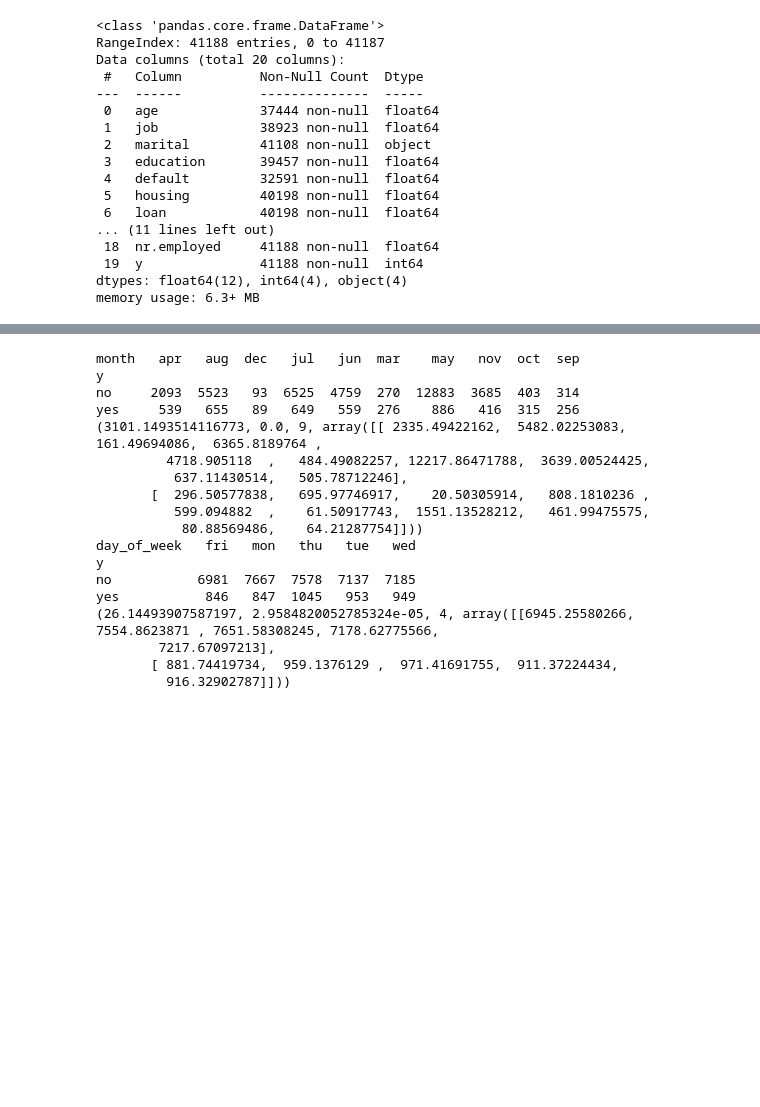
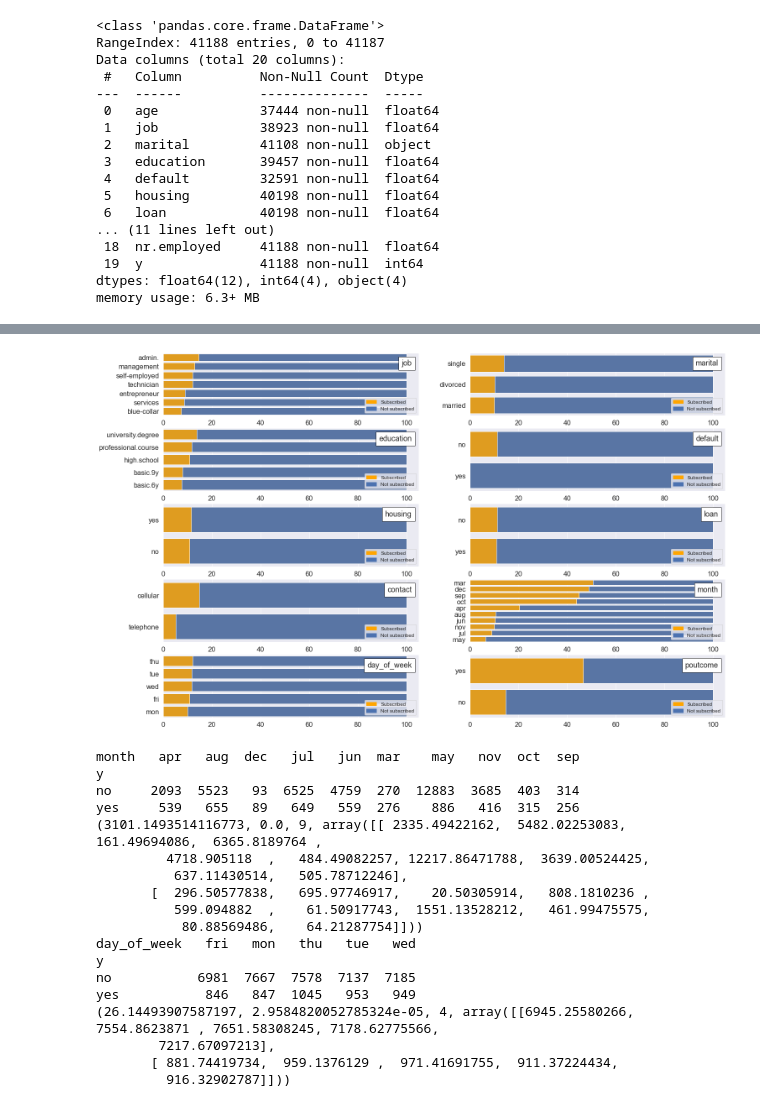
Before and after one commit to JumpyJumpy/Portuguese_Bank_Marketing_Data_Set, a Jupyter notebook: code/eda.ipynb, the cells around one changed output, grey strips where cells are left out. Drawn from its saved outputs; the diff is of its cells as text; code cells hidden in the pictures; blank space fills up the shorter version.

```diff
--- a/code/eda.ipynb
+++ b/code/eda.ipynb
@@ -59 +87,28 @@ plt.show()
+# %%
+#counts = bank.groupby(["y"]).count()
+fig = plt.figure(figsize = (24, 16))
+fig.tight_layout()
+bank[non_conti_feature] = bank[non_conti_feature].replace()
+for i in range(len(non_conti_feature)):
+    #
+    fig.add_subplot(5, 2, i + 1)
+    tab = pd.crosstab(bank[non_conti_feature[i]], bank["y"])
+    tab = tab.div(tab.sum(axis = 1).astype("float"), axis = 0) * 100
+    tab = tab.iloc[:,::-1].sort_values("yes", ascending = False)
+    tab["total"] = [100] * len(tab)
+    tab["cate"] = tab.index.to_series()
+
+
+    ax1 = sns.barplot(x = "total", y = "cate", data = tab, color = "b")
+    ax2 = sns.barplot(x = "yes", y = "cate", data = tab, color = "orange", order = tab["cate"])
+    plt.xlabel("")
+    plt.ylabel("")
+    #plt.title(non_conti_feature[i])
+    anchoredtext = AnchoredText(non_conti_feature[i], loc = 'upper right')
+    ax2.add_artist(anchoredtext)
+    yes = mpatches.Patch(color = "orange", label = "Subscribed")
+    no = mpatches.Patch(color = "b", label = "Not subscribed")
+    plt.legend(handles = [yes, no],loc= "lower right", fontsize = 12)
+# %% [output]
+[figure, added]
 # %%
```
Also changed, not shown: parts of 12 cells of this notebook, 2 other files.
